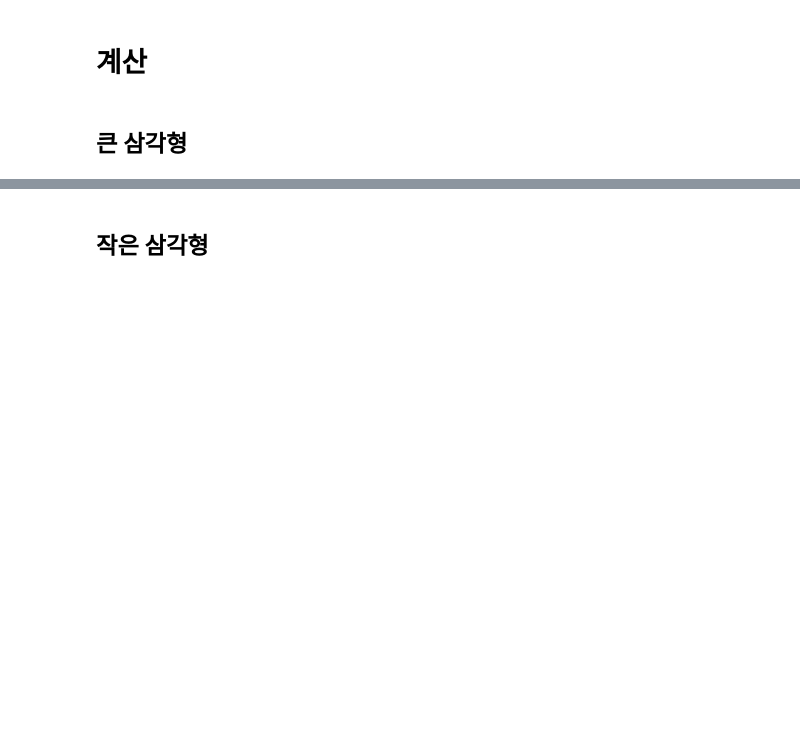
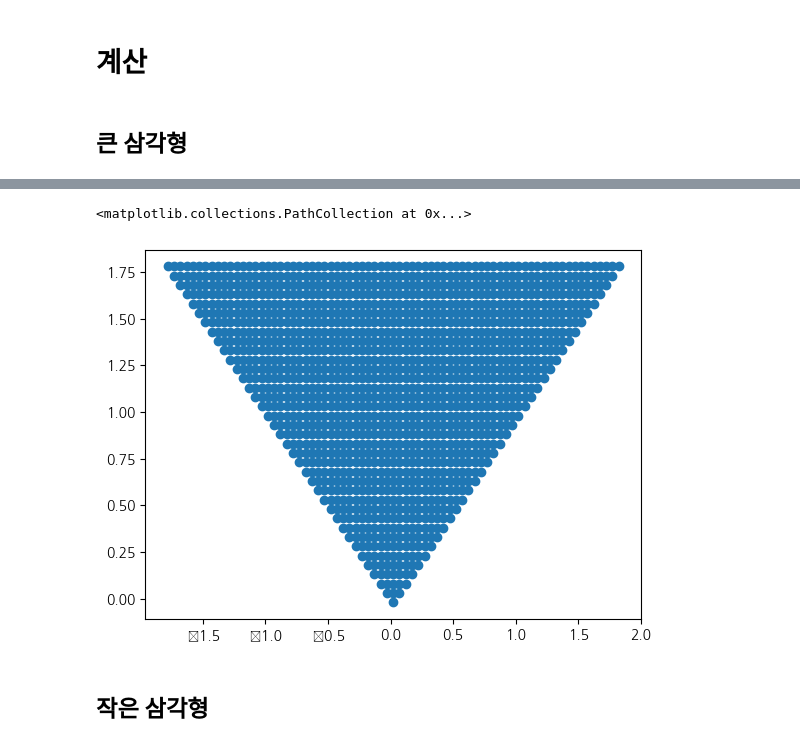
Before and after one commit to suhochunsa/AR5-2, a Jupyter notebook: Throwing_Power_Calculation.ipynb, the cells around one changed output, grey strips where cells are left out. Cells and saved outputs as stored; diff of their text form; code cells hidden in the pictures; blank space fills up the shorter version.

```diff
--- a/Throwing_Power_Calculation.ipynb
+++ b/Throwing_Power_Calculation.ipynb
@@ -1,8 +1,12 @@
 # %%
 import matplotlib.pyplot as plt
+from matplotlib import rc
 import numpy as np
 import pandas as pd
 import scipy
+
+rc('font', family=['NanumGothic'])
+plt.rcParams['axes.unicode_minus'] = False
 # %%
 def get_initial_velocity(theta, D, H_s):
     g = scipy.constants.g
@@ -51,2 +49,7 @@ TypeError: 'float' object cannot be interpreted as an integer
+# %%
+plt.scatter(big_X, big_Z)
+# %% [output]
+<matplotlib.collections.PathCollection at 0x...>
+[figure, added]
 # %% [markdown]
 ## 작은 삼각형
```
Also changed, not shown: parts of 7 cells of this notebook.
